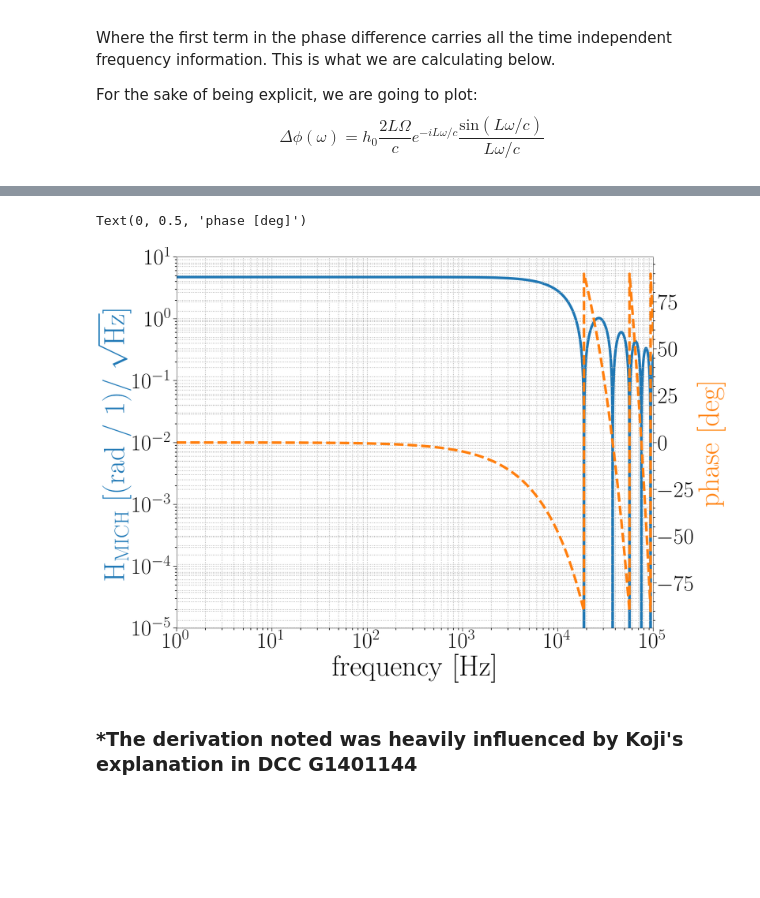
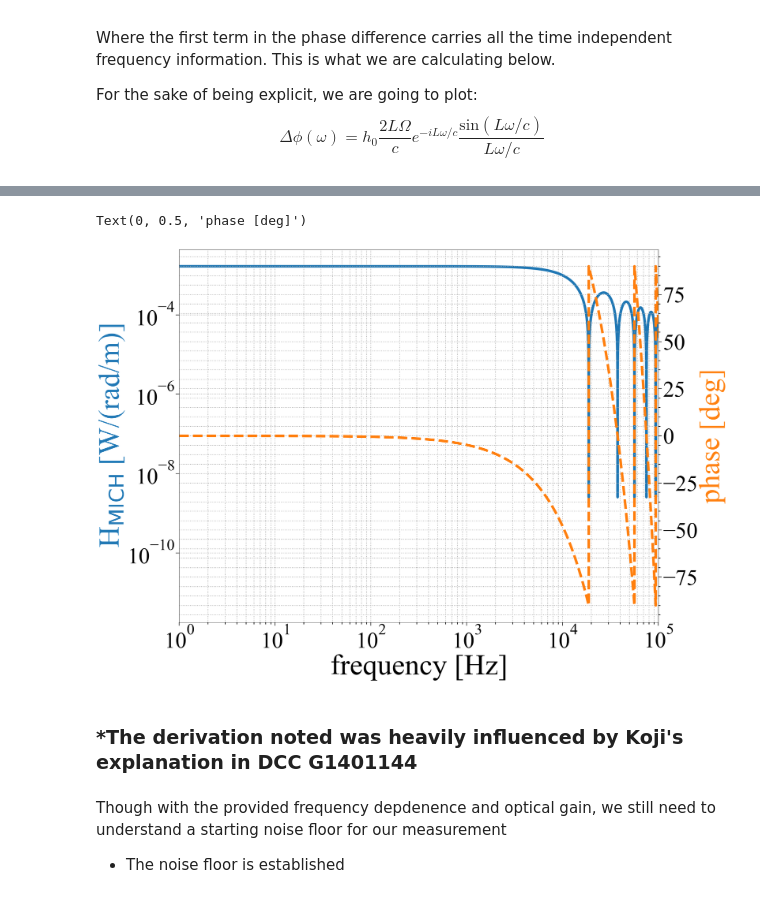
Before and after one commit to dancvan/dissertation, a Jupyter notebook: code/mich_fr.ipynb, the cells around one changed output, grey strips where cells are left out. Drawn from its saved outputs; the diff is of its cells as text; code cells hidden in the pictures; blank space fills up the shorter version.

```diff
--- a/code/mich_fr.ipynb
+++ b/code/mich_fr.ipynb
@@ -51,25 +61,28 @@ $$
 # %%
-def mich_freq_resp(freq, Length, OMEGA):
-    return 2.0*Length*OMEGA*np.exp((-1j*L*2.0*np.pi*freq)/cee)*np.sin((L*2.0*np.pi*freq)/cee)/(L*2.0*np.pi*freq)
+def mich_freq_resp(freq, Length, phi_0, P_in):
+    return (P_in*cee*np.sin(phi_0))*Length*np.exp((-1j*L*2.0*np.pi*freq)/cee)*np.sin((L*2.0*np.pi*freq)/cee)/(L*2.0*np.pi*freq)
 # %%
-H = mich_freq_resp(nu,L,OMEG)
+H = mich_freq_resp(nu,L, np.pi/2, 125)
 # %%
 fig, ax1 = plt.subplots()
 ax1.set_xlabel('frequency [Hz]')
-ax1.set_ylabel('H$_{\mathrm{MICH}}$ [(rad / 1)/ $\sqrt{\mathrm{Hz}}$]',color='C0')
+ax1.set_ylabel('H$_{\mathrm{MICH}}$ [W/(rad/m)]',color='C0')
 #ax1.plot(w/(FSR), F_w_cc_modsq*100)
 ax1.loglog(nu,np.abs(np.real(H)),linewidth=7.5, color='C0')
-plt.ylim([10e-6, 10e0])
+#plt.ylim([10e-6, 10e0])
 ax2 = ax1.twinx()
 #ax2.plot(w/(FSR), (180/np.pi)*np.arctan(F_w_cc.imag/F_w_cc.real), '--')
 ax2.semilogx(nu,(180/np.pi)*np.arctan(np.imag(H)/np.real(H)), '--', linewidth=7.5,color='C1')
 #plt.xlabel('frequency [FSR]')
 plt.xlim([1,1e5])
 plt.ylabel('phase [deg]',color='C1')
 # %% [output]
 Text(0, 0.5, 'phase [deg]')
-[figure, old version]
+[figure, new version]
 # %%
 fig.savefig('../figs/INTRO/mich_fr.pdf', dpi=300, bbox_inches='tight')
 # %% [markdown]
 ### *The derivation noted was heavily influenced by Koji's explanation in DCC G1401144
+# %% [markdown]
+Though with the provided frequency depdenence and optical gain, we still need to understand a starting noise floor for our measurement
+* The noise floor is established
```
Also changed, not shown: parts of 3 cells of this notebook, 2 other files.
